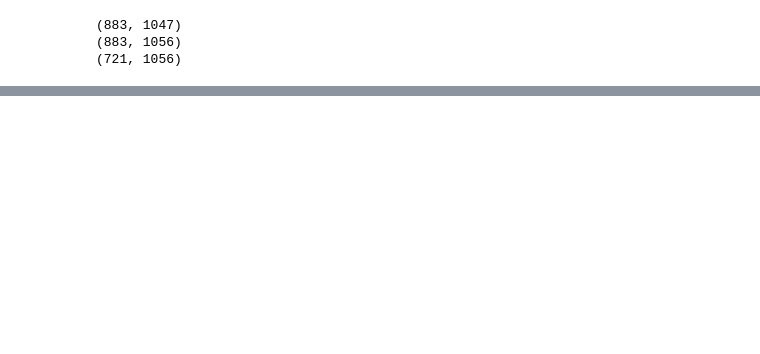
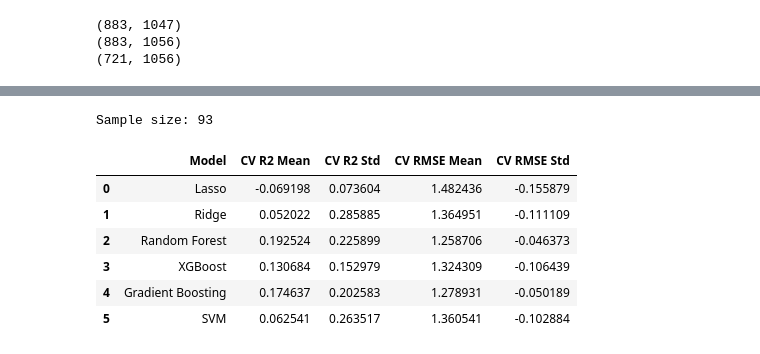
Before and after one commit to joe-jhou2/PertussisVaccine_Prediction, a Jupyter notebook: scripts/multimodal_ML.ipynb, the cells around one changed output, grey strips where cells are left out. Saved outputs shown, nothing was run; the diff lists cells and outputs as text; code cells hidden in the pictures; blank space fills up the shorter version.

```diff
--- a/scripts/multimodal_ML.ipynb
+++ b/scripts/multimodal_ML.ipynb
@@ -177,7 +194,10 @@ def data_preprocessing(predictor):
     )
     X_test_scaled[columns_to_exclude] = X_test_imputed[columns_to_exclude]
 
-    return X_train_scaled, X_test_scaled, y_train, y_test
+    X = pd.concat([X_train_scaled, X_test_scaled], axis=0)
+    y = pd.concat([y_train, y_test], axis=0)
+
+    return X, y, X_train_scaled, X_test_scaled, y_train, y_test
 # %%
 # Test some basic models, aim to 4 basic models first
 def basic_models(X_train, y_train, X_test, y_test):
@@ -254,0 +251,29 @@ basic_models(X_train_stan, y_train, X_test_stan, y_test)
+# %%
+def basic_models_cross_val(X, y, cv_folds=5):
+    # Define models
+    models = {
+        'Lasso': Lasso(alpha=1, random_state=42),
+        'Ridge': Ridge(alpha=1, random_state=42),
+        'Random Forest': RandomForestRegressor(n_estimators=100, random_state=42),
+        'XGBoost': XGBRegressor(n_estimators=1000, learning_rate=0.01, random_state=42),
+        'Gradient Boosting': GradientBoostingRegressor(n_estimators=1000, learning_rate=0.01, random_state=42),
+        'SVM': SVR(kernel='linear')
+    }
+
+    results = []
+    scoring = {'r2': 'r2', 'rmse': 'neg_root_mean_squared_error'}
+
+    print(f"Sample size: {len(X)}")
+
+    for name, model in models.items():
+        # Perform k-fold CV
+        cv_results = cross_validate(model, X, y, cv=cv_folds, scoring=scoring, n_jobs=-1)
+        results.append({
+            'Model': name,
+            'CV R2 Mean': cv_results['test_r2'].mean(),
+            'CV R2 Std': cv_results['test_r2'].std(),
+            'CV RMSE Mean': -cv_results['test_rmse'].mean(),
+            'CV RMSE Std': -cv_results['test_rmse'].std()
+        })
+
+    return pd.DataFrame(results)
@@ -255,4 +289,3 @@ basic_models(X_train_stan, y_train, X_test_stan, y_test)
 # %%
 # For CCL3 day3
-X_train_stan, X_test_stan, y_train, y_test = data_preprocessing('CCL3_day3')
-basic_models(X_train_stan, y_train, X_test_stan, y_test)
+X, y, X_train_stan, X_test_stan, y_train, y_test = data_preprocessing('CCL3_day3')
@@ -302,0 +314,12 @@ basic_models(X_train_stan, y_train, X_test_stan, y_test)
+# %%
+# Run cross-validation for CCL3_day3
+basic_models_cross_val(X, y)
+# %% [output]
+Sample size: 93
+|  | Model | CV R2 Mean | CV R2 Std | CV RMSE Mean | CV RMSE Std |
+| 0 | Lasso | -0.069198 | 0.073604 | 1.482436 | -0.155879 |
+| 1 | Ridge | 0.052022 | 0.285885 | 1.364951 | -0.111109 |
+| 2 | Random Forest | 0.192524 | 0.225899 | 1.258706 | -0.046373 |
+| 3 | XGBoost | 0.130684 | 0.152979 | 1.324309 | -0.106439 |
+| 4 | Gradient Boosting | 0.174637 | 0.202583 | 1.278931 | -0.050189 |
+| 5 | SVM | 0.062541 | 0.263517 | 1.360541 | -0.102884 |
```
Also changed, not shown: parts of 24 cells of this notebook, 6 other files.
